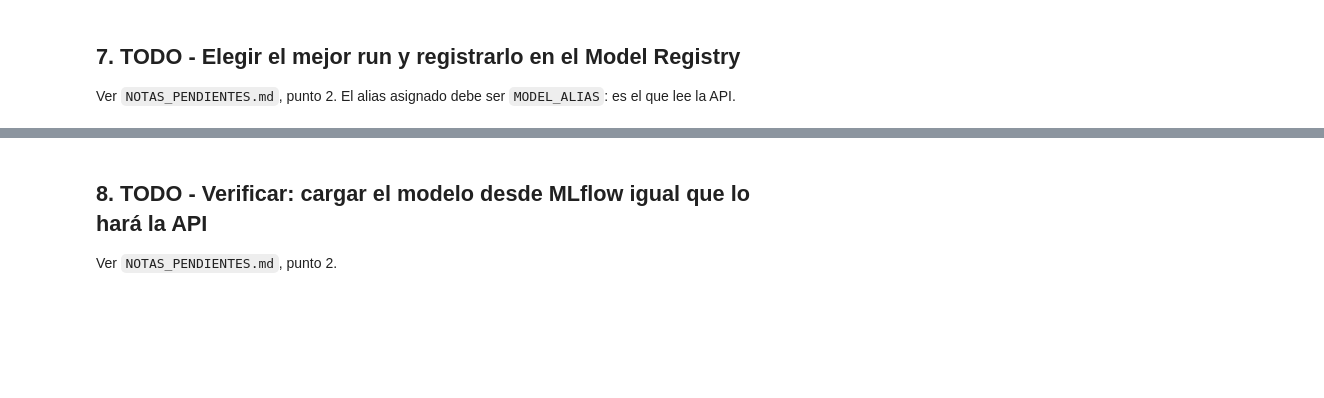
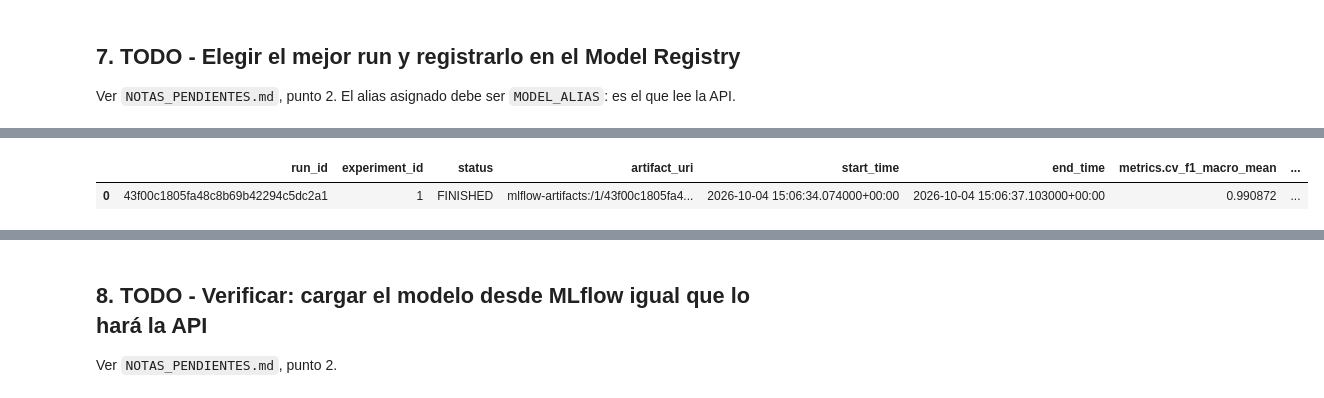
Before and after one commit to Dierickb/mlops-assignment, a Jupyter notebook: taller004/jupyter/notebooks/experimentos_mlflow.ipynb, the cells around one changed output, grey strips where cells are left out. Drawn from its saved outputs; the diff is of its cells as text; code cells hidden in the pictures; blank space fills up the shorter version.

```diff
--- a/taller004/jupyter/notebooks/experimentos_mlflow.ipynb
+++ b/taller004/jupyter/notebooks/experimentos_mlflow.ipynb
@@ -318,0 +326,15 @@ best[["run_id", "tags.mlflow.runName", "params.n_estimators", "params.max_depth"
+# %%
+# Desempate: entre los empatados, el más simple (menos árboles, profundidad acotada).
+chosen = mlflow.search_runs(
+    experiment_names=[EXPERIMENT_NAME],
+    filter_string="params.n_estimators = '100' and params.max_depth = '8'",
+    order_by=["attributes.start_time DESC"],   # ← el más reciente primero
+    max_results=1,
+)
+best_run_id = chosen.iloc[0]["run_id"]
+best_run_name = chosen.iloc[0]["tags.mlflow.runName"]
+# %%
+chosen
+# %% [output]
+|  | run_id | experiment_id | status | artifact_uri | start_time | end_time | metrics.cv_f1_macro_mean | ... |
+| 0 | 43f00c1805fa48c8b69b42294c5dc2a1 | 1 | FINISHED | mlflow-artifacts:/1/43f00c1805fa4... | 2026-10-04 15:06:34.074000+00:00 | 2026-10-04 15:06:37.103000+00:00 | 0.990872 | ... |
```
Also changed, not shown: parts of 6 cells of this notebook.
